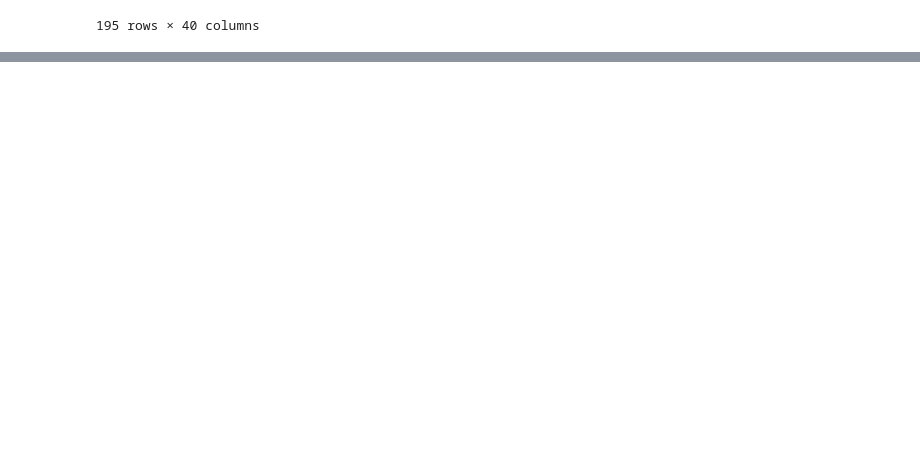
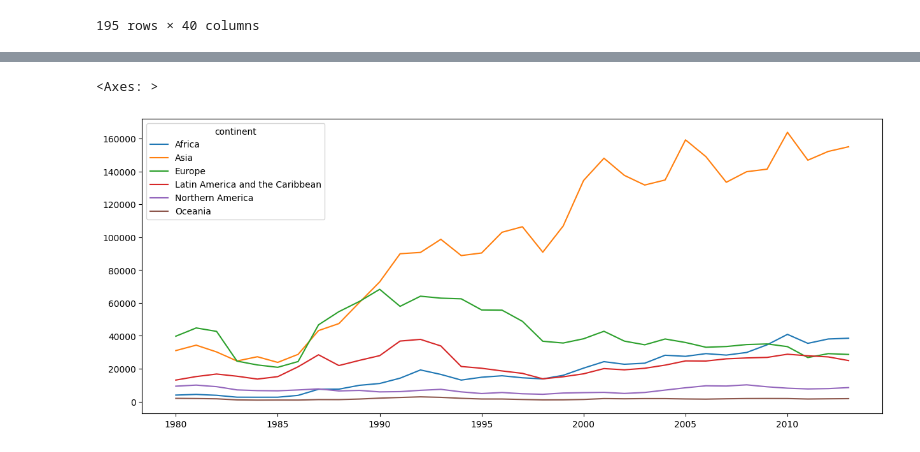
Before and after one commit to 123anshika456/DA-python, a Jupyter notebook: pandas.ipynb, the cells around one changed output, grey strips where cells are left out. Saved outputs shown, nothing was run; the diff lists cells and outputs as text; code cells hidden in the pictures; blank space fills up the shorter version.

```diff
--- a/pandas.ipynb
+++ b/pandas.ipynb
@@ -471,0 +576,3 @@ df
+# %%
+continent_df = df.groupby(by='continent')[years].sum()
+sns.heatmap(continent_df, cmap='coolwarm')
@@ -471,0 +608,6 @@ df
+# %%
+fig, ax = plt.subplots(figsize=(15,6))
+sns.lineplot(data=continent_df.T, dashes=False)
+# %% [output]
+<Axes: >
+[figure, added]
```
Also changed, not shown: parts of 22 cells of this notebook, 2 other files.
